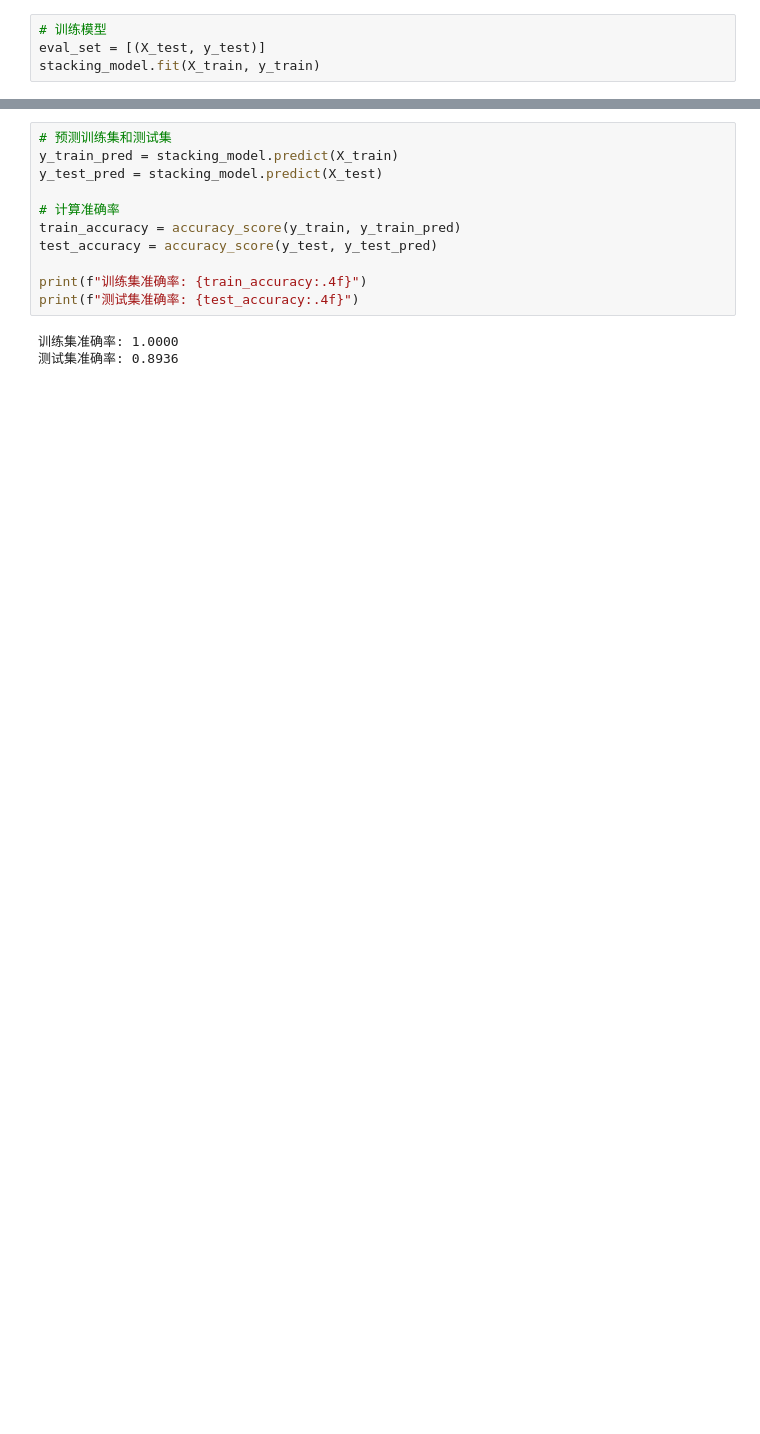
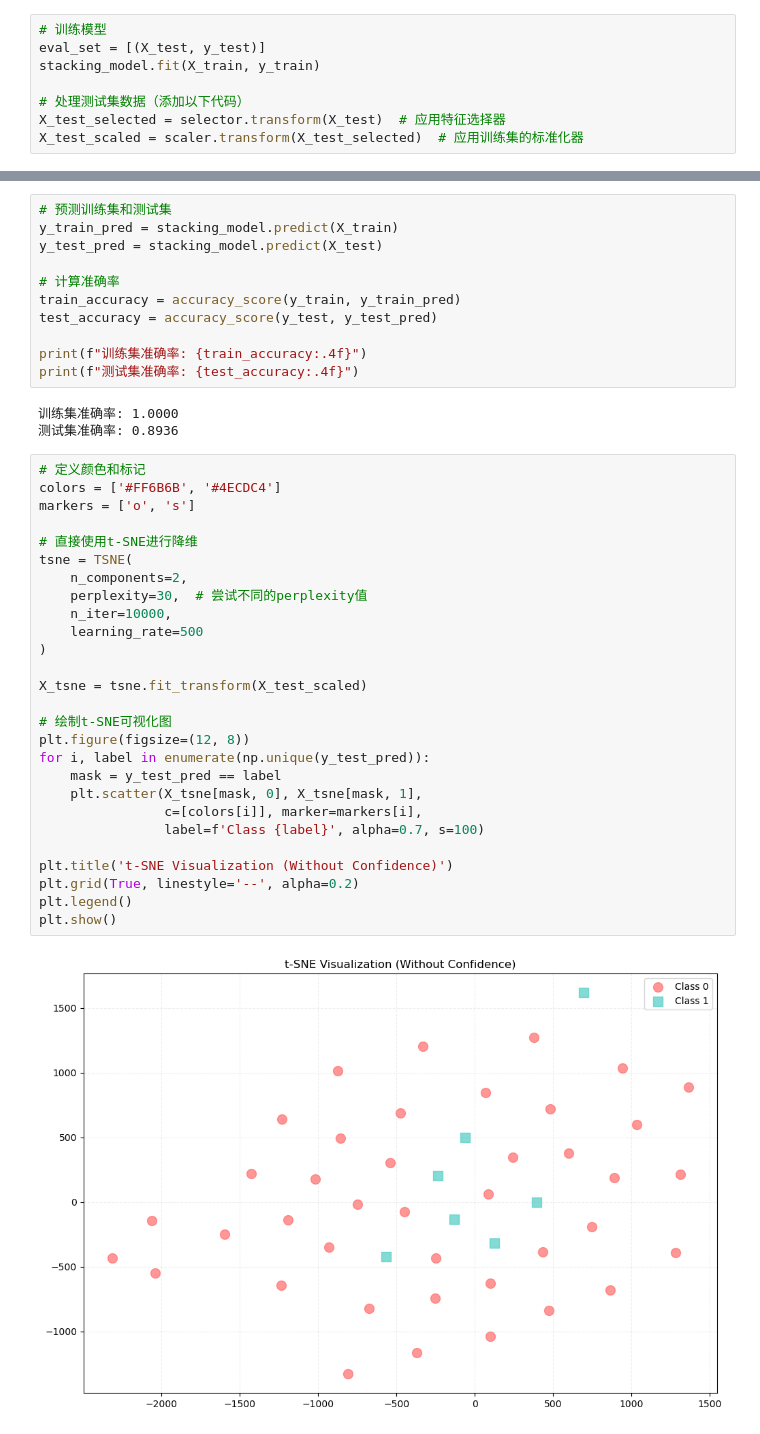
Before and after one commit to ciliwisy/MachineLearning, a Jupyter notebook: stacking.ipynb, the cells around one changed output, grey strips where cells are left out. Drawn from its saved outputs; the diff is of its cells as text; blank space fills up the shorter version.

```diff
--- a/stacking.ipynb
+++ b/stacking.ipynb
@@ -99,3 +99,7 @@ print(f"交叉验证准确率: {scores.mean():.4f} ± {scores.std():.4f}")
 # 训练模型
 eval_set = [(X_test, y_test)]
 stacking_model.fit(X_train, y_train)
+
+# 处理测试集数据（添加以下代码）
+X_test_selected = selector.transform(X_test)  # 应用特征选择器
+X_test_scaled = scaler.transform(X_test_selected)  # 应用训练集的标准化器
@@ -161,3 +147,32 @@ print(f"测试集准确率: {test_accuracy:.4f}")
 # %% [output]
 训练集准确率: 1.0000
 测试集准确率: 0.8936
+# %%
+# 定义颜色和标记
+colors = ['#FF6B6B', '#4ECDC4']
+markers = ['o', 's']
+
+# 直接使用t-SNE进行降维
+tsne = TSNE(
+    n_components=2,
+    perplexity=30,  # 尝试不同的perplexity值
+    n_iter=10000,
+    learning_rate=500
+)
+
+X_tsne = tsne.fit_transform(X_test_scaled)
+
+# 绘制t-SNE可视化图
+plt.figure(figsize=(12, 8))
+for i, label in enumerate(np.unique(y_test_pred)):
+    mask = y_test_pred == label
+    plt.scatter(X_tsne[mask, 0], X_tsne[mask, 1],
+                c=[colors[i]], marker=markers[i],
+                label=f'Class {label}', alpha=0.7, s=100)
+
+plt.title('t-SNE Visualization (Without Confidence)')
+plt.grid(True, linestyle='--', alpha=0.2)
+plt.legend()
+plt.show()
+# %% [output]
+[figure, added]
```
Also changed, not shown: parts of 4 cells of this notebook, 3 other files.
